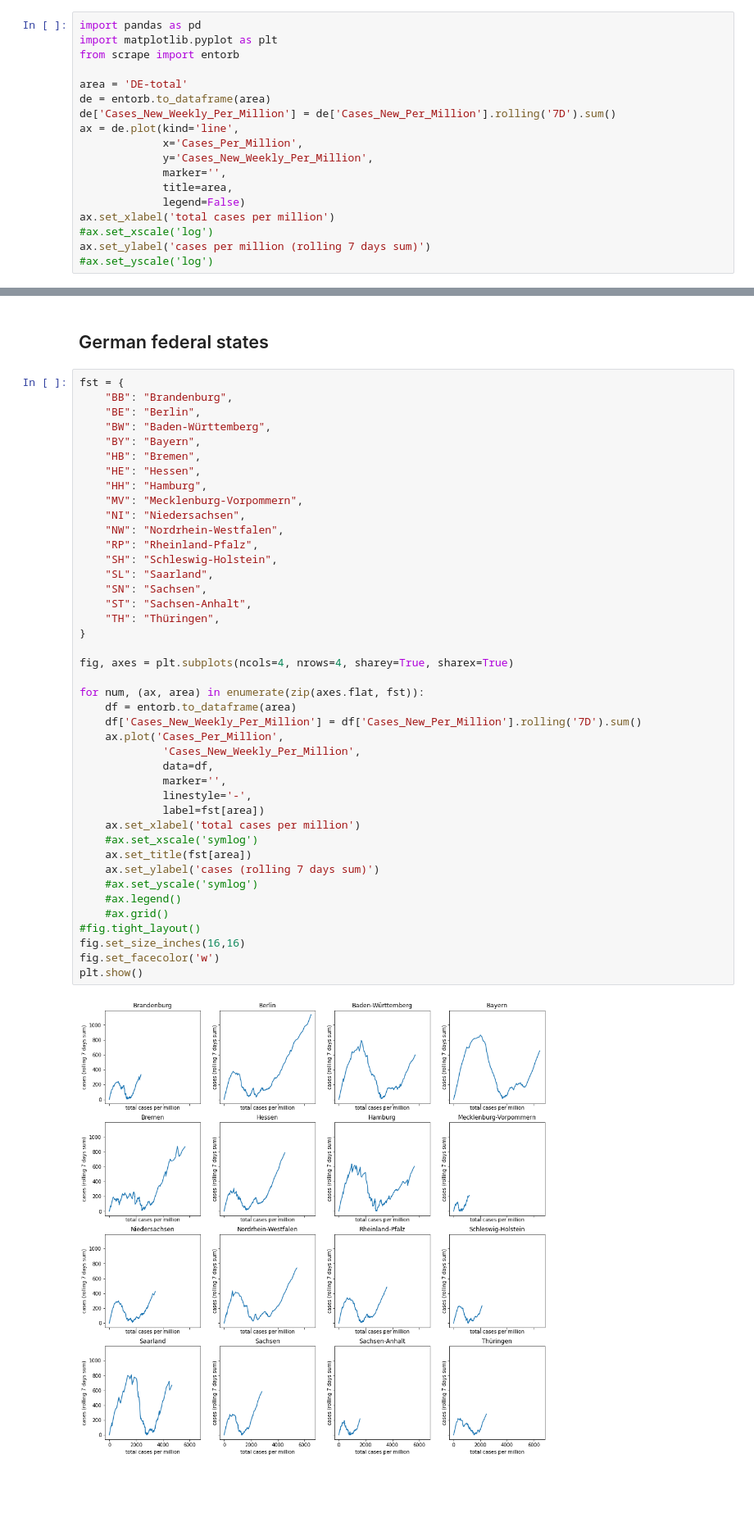
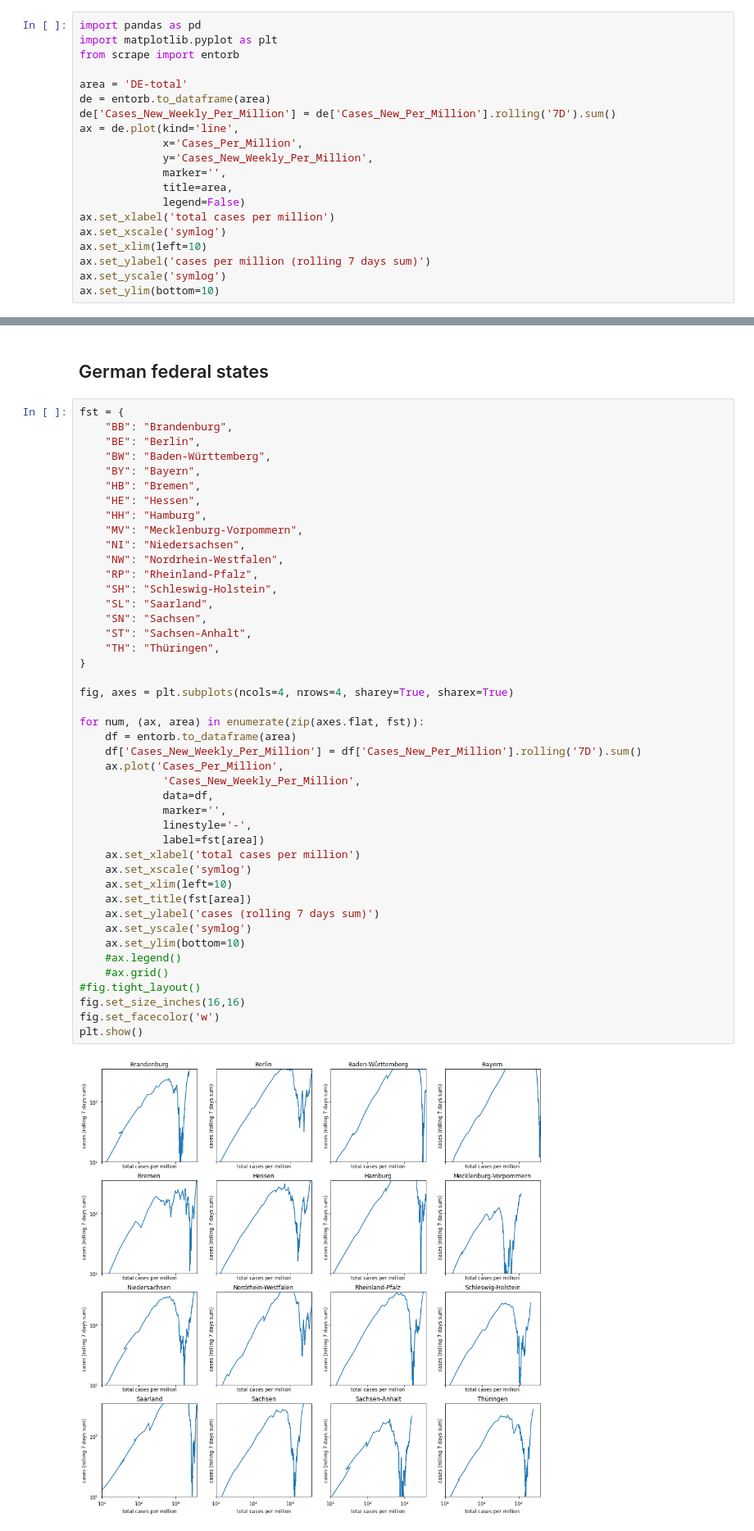
Before and after one commit to pschwede/covid19plots, a Jupyter notebook: sum_vs_window.ipynb, the cells around one changed output, grey strips where cells are left out. Shown at 82% size. Drawn from its saved outputs; the diff is of its cells as text; blank space fills up the shorter version.

```diff
--- a/sum_vs_window.ipynb
+++ b/sum_vs_window.ipynb
@@ -19,7 +19,9 @@ ax = de.plot(kind='line',
              title=area,
              legend=False)
 ax.set_xlabel('total cases per million')
-#ax.set_xscale('log')
+ax.set_xscale('symlog')
+ax.set_xlim(left=10)
 ax.set_ylabel('cases per million (rolling 7 days sum)')
-#ax.set_yscale('log')
+ax.set_yscale('symlog')
+ax.set_ylim(bottom=10)
 # %% [output]
@@ -41,33 +43,35 @@ fst = {
     "NW": "Nordrhein-Westfalen",
     "RP": "Rheinland-Pfalz",
     "SH": "Schleswig-Holstein",
     "SL": "Saarland",
     "SN": "Sachsen",
     "ST": "Sachsen-Anhalt",
     "TH": "Thüringen",
 }
 
 fig, axes = plt.subplots(ncols=4, nrows=4, sharey=True, sharex=True)
 
 for num, (ax, area) in enumerate(zip(axes.flat, fst)):
     df = entorb.to_dataframe(area)
     df['Cases_New_Weekly_Per_Million'] = df['Cases_New_Per_Million'].rolling('7D').sum()
     ax.plot('Cases_Per_Million',
              'Cases_New_Weekly_Per_Million',
              data=df,
              marker='',
              linestyle='-',
              label=fst[area])
     ax.set_xlabel('total cases per million')
-    #ax.set_xscale('symlog')
+    ax.set_xscale('symlog')
+    ax.set_xlim(left=10)
     ax.set_title(fst[area])
     ax.set_ylabel('cases (rolling 7 days sum)')
-    #ax.set_yscale('symlog')
+    ax.set_yscale('symlog')
+    ax.set_ylim(bottom=10)
     #ax.legend()
     #ax.grid()
 #fig.tight_layout()
 fig.set_size_inches(16,16)
 fig.set_facecolor('w')
 plt.show()
 # %% [output]
-[figure, old version]
+[figure, new version]
```
Also changed, not shown: parts of 1 cell of this notebook.
